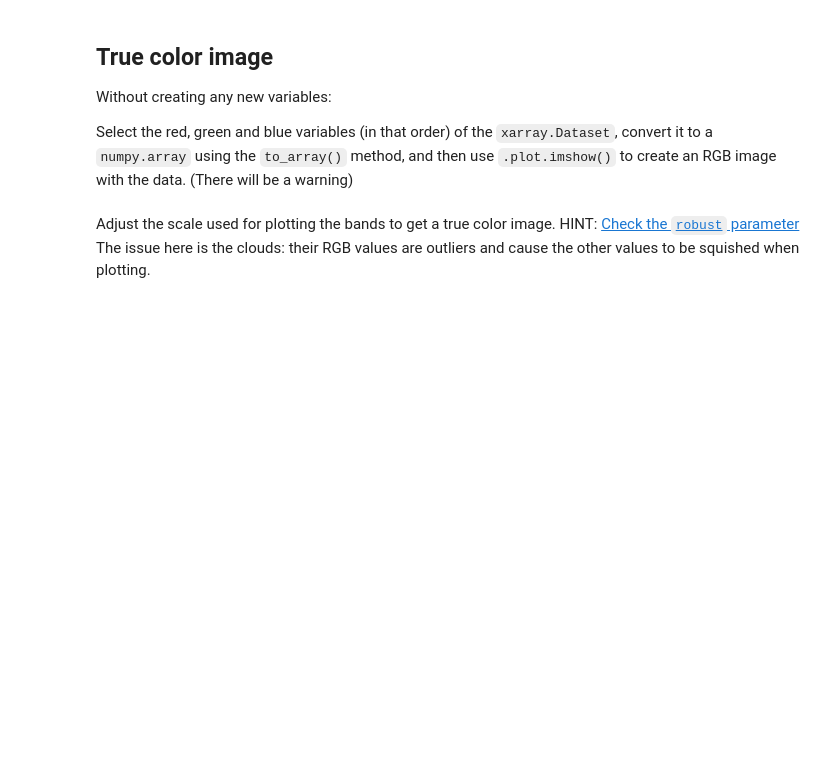
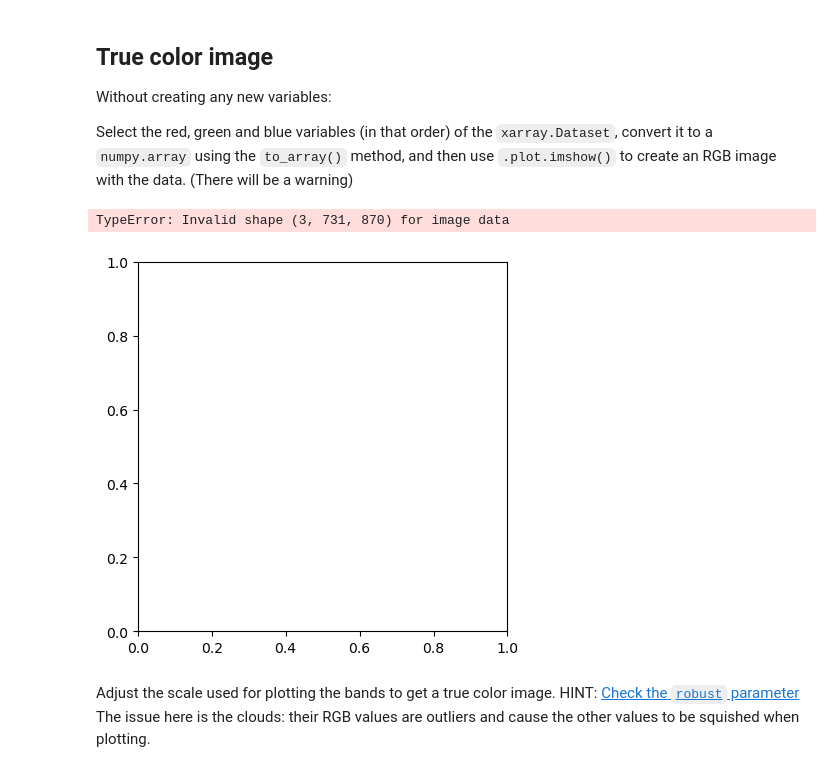
Before and after one commit to amandaherbst/eds220-hwk-4, a Jupyter notebook: hwk4-task2-false-color.ipynb, the cells around one changed output. Cells and saved outputs as stored; diff of their text form; code cells hidden in the pictures; blank space fills up the shorter version.

```diff
--- a/hwk4-task2-false-color.ipynb
+++ b/hwk4-task2-false-color.ipynb
@@ -144,5 +141,8 @@ Comment appropriately.
 # %%
 # update ca_fire column names to lowercase
 ca_fire.columns = ca_fire.columns.str.lower()
+# %%
+# squeeze landsat
+landsat = landsat.squeeze().drop('band')
 # %%
 # need matching CRS's
@@ -157,6 +155,12 @@ Without creating any new variables:
 Select the red, green and blue variables (in that order) of the `xarray.Dataset`, convert it to a `numpy.array` using the `to_array()` method, and then use `.plot.imshow()` to create an RGB image with the data. (There will be a warning)
 # %%
 # your code here
+plt.imshow(np.asarray([landsat['red'],
+           landsat['green'],
+           landsat['blue']]))
+# %% [output]
+TypeError: Invalid shape (3, 731, 870) for image data
+[figure, added]
 # %% [markdown]
 Adjust the scale used for plotting the bands to get a true color image.
 HINT: [Check the `robust` parameter](https://matplotlib.org/stable/api/_as_gen/matplotlib.pyplot.imshow.html)
```
Also changed, not shown: parts of 4 cells of this notebook, 1 other file.
